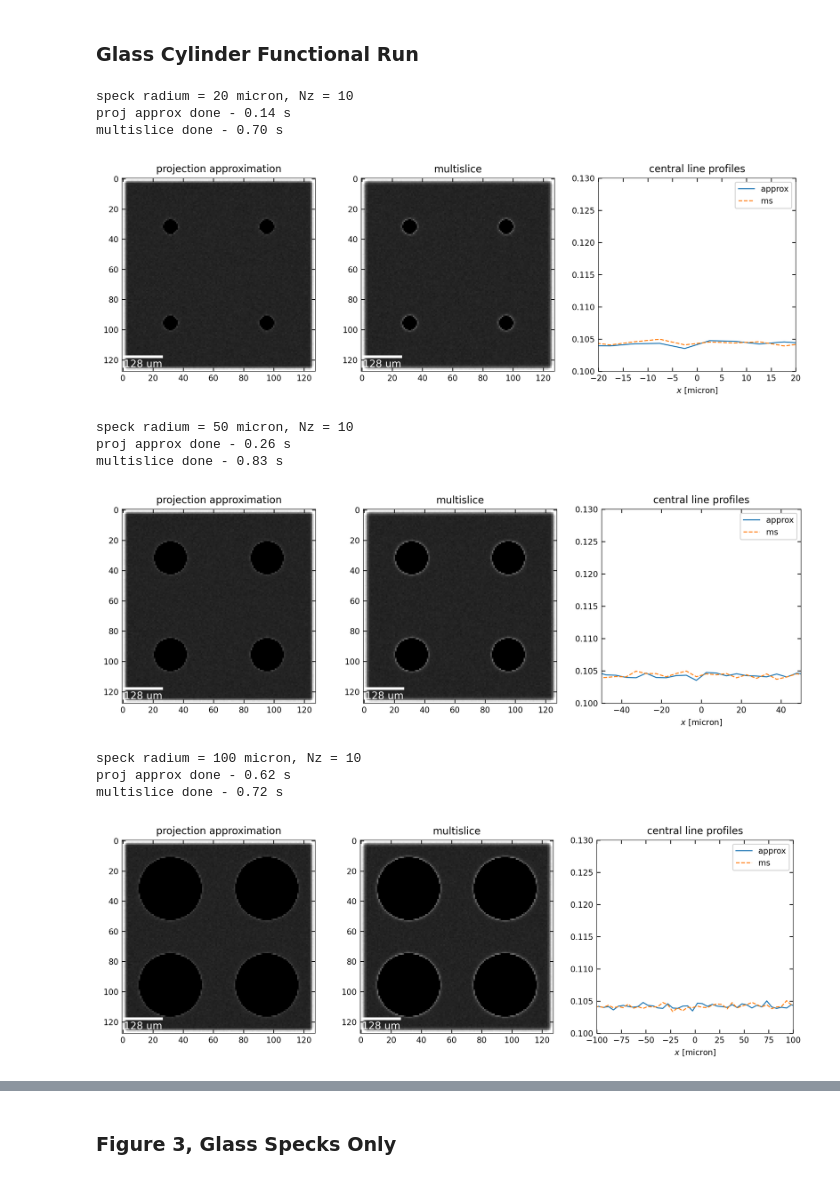
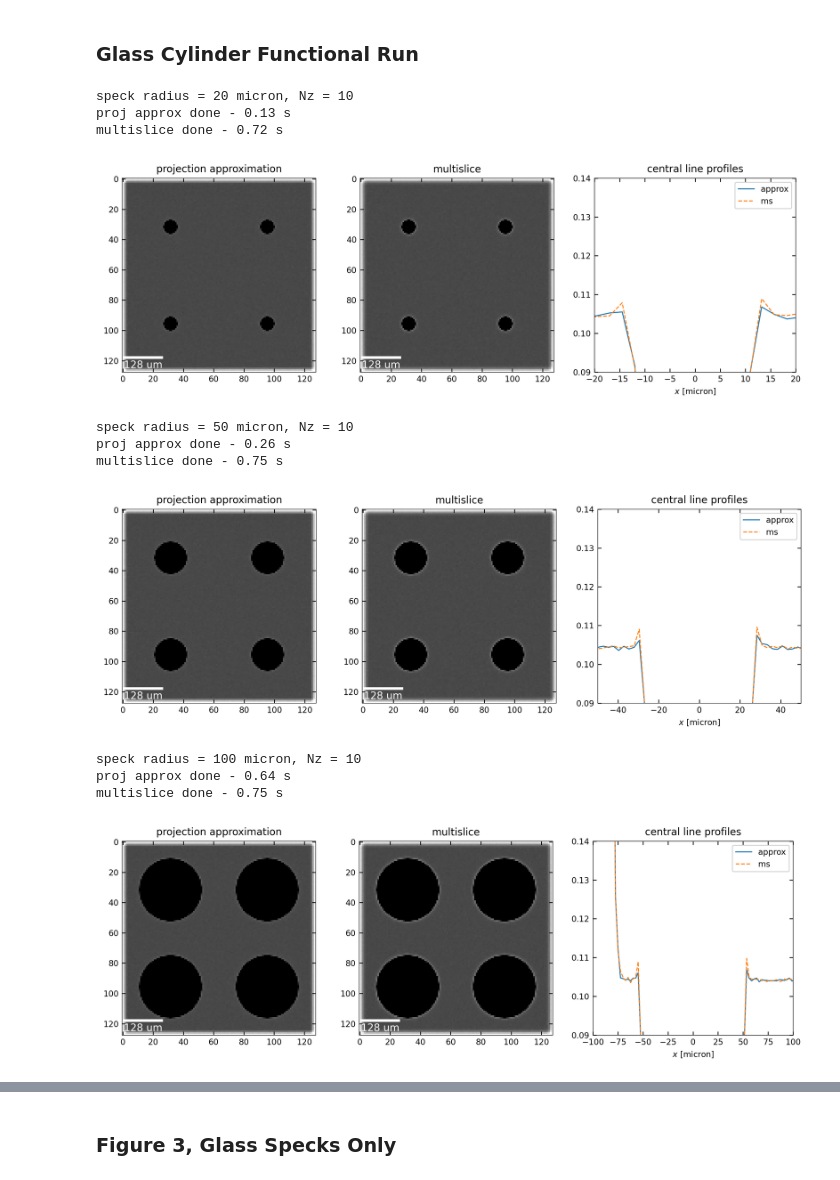
Before and after one commit to gjadick/spectral-xpci, a Jupyter notebook: modular-aapm25-multislice.ipynb, the cells around one changed output, grey strips where cells are left out. Saved outputs shown, nothing was run; the diff lists cells and outputs as text; code cells hidden in the pictures.

```diff
--- a/modular-aapm25-multislice.ipynb
+++ b/modular-aapm25-multislice.ipynb
@@ -325,9 +325,9 @@ Wall time: 3.82 s
 # %% [markdown]
 ### Glass Cylinder Functional Run
 # %%
-# I had to change vmax to actually see the specks without squinting
+# I had to change these to actually see the specks without squinting
 
-vmin = 0.1
+vmin = 0.09
 vmax = 0.14
 # %%
 %%time
@@ -340,7 +340,7 @@ if glass_cylinders:
     # Note for convenience I am using the fiber widths as radii now
     for i, speck_radius in enumerate(fiber_width_list):
         for j, Nz in enumerate(Nz_list):
-            print(f'speck radium = {speck_radius*1e6:.0f} micron, Nz = {Nz}')
+            print(f'speck radius = {speck_radius*1e6:.0f} micron, Nz = {Nz}')
 
             # Compute dependent parameters & make the phantom.
             dz = thickness/Nz
@@ -366,43 +366,44 @@ if glass_cylinders:
             # View the images.
             # Note - the images have some bright fringes at the edges (artifacts of the simulation). Should we crop these out?
             fig, ax = plt.subplots(nrows=1, ncols=3, figsize=[10,3.5], dpi=300)
             # kw = {'cmap':'gray', 'vmin':im_min(img_approx, img_ms), 'vmax':im_max(img_approx, img_ms)}  # so that the images have the same colorscale
             kw = {'cmap':'gray', 'vmin':vmin, 'vmax':vmax}  # so that the images have the same colorscale
 
             ax[0].set_title('projection approximation')
             m = ax[0].imshow(img_approx, **kw)
             # fig.colorbar(m, ax=ax[0])
 
             ax[1].set_title('multislice')
             m = ax[1].imshow(img_ms, **kw)
             # fig.colorbar(m, ax=ax[1])
 
             for i in range(2):  # for the first two axes...
                 add_scalebar(ax[i], 0.2, det_shape[0], det_dx*1e6, 'um', color='w')
                 # ax[i].axis('off')  # get rid of the x and y ticks
 
             ax[2].set_title('central line profiles')
-            i_row = int((det_shape[0])/2)
-            x = 1e6 * np.linspace(-det_fov/2, det_fov/2, det_shape[0])
+            i_row = int((det_shape[0])/4)
+            # x = 1e6 * np.linspace(-det_fov/2, det_fov/2, det_shape[0])
+            x = 1e6 * np.linspace(-det_fov/8, 3*det_fov/8, det_shape[0])
             ax[2].set_xlabel('$x$ [micron]')
             ax[2].set_xlim(-speck_radius*1e6, speck_radius*1e6)  # zoom into the speck_radius
             ax[2].set_ylim(kw['vmin'], kw['vmax'])
             ax[2].plot(x, img_approx[i_row], linestyle='-', label='approx')
             ax[2].plot(x, img_ms[i_row], linestyle='--', label='ms')
             ax[2].legend()
 
             fig.tight_layout()
             plt.show()
 # %% [output]
-speck radium = 20 micron, Nz = 10
-proj approx done - 0.14 s
-multislice done - 0.70 s
+speck radius = 20 micron, Nz = 10
+proj approx done - 0.13 s
+multislice done - 0.72 s
-[figure, old version]
+[figure, new version]
-speck radium = 50 micron, Nz = 10
+speck radius = 50 micron, Nz = 10
 proj approx done - 0.26 s
-multislice done - 0.83 s
+multislice done - 0.75 s
-[figure, old version]
+[figure, new version]
-speck radium = 100 micron, Nz = 10
-proj approx done - 0.62 s
-multislice done - 0.72 s
+speck radius = 100 micron, Nz = 10
+proj approx done - 0.64 s
+multislice done - 0.75 s
-[figure, old version]
+[figure, new version]
```
Also changed, not shown: parts of 8 cells of this notebook.
